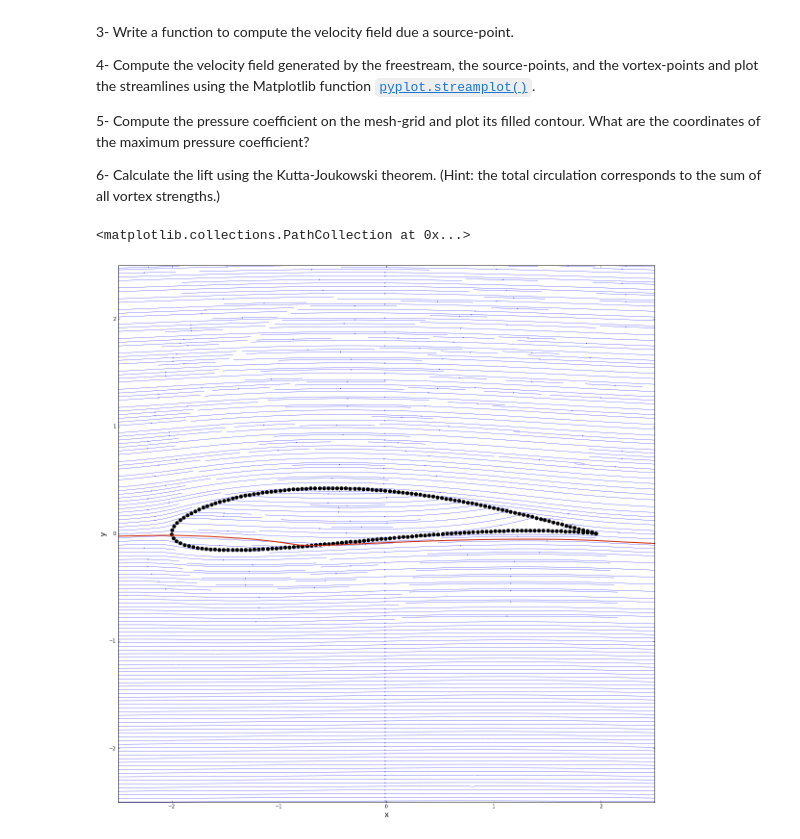
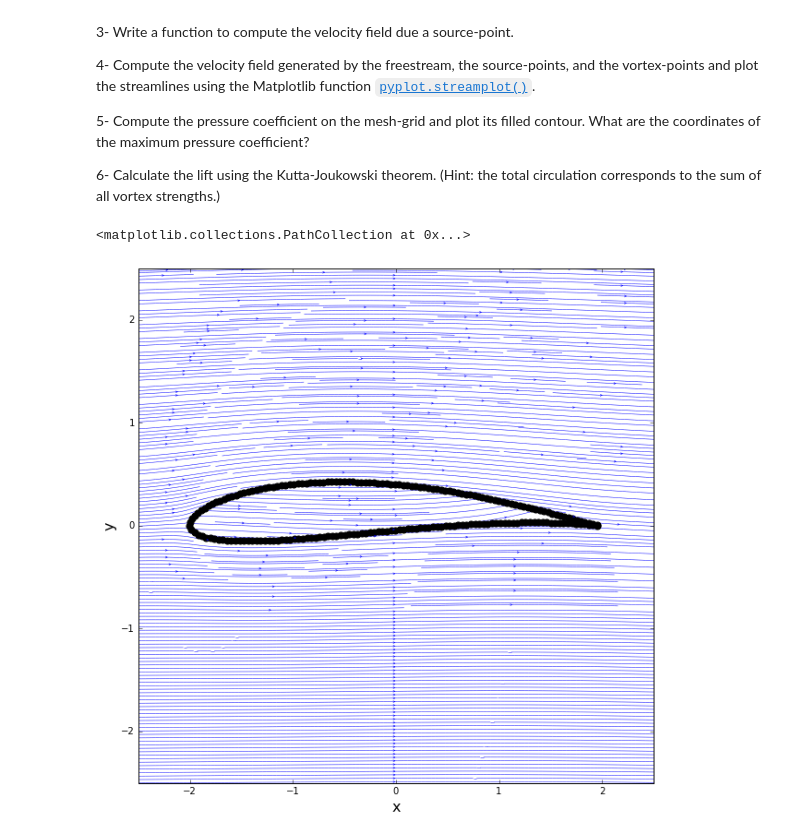
Before and after one commit to wuxuetianzi/mae6226-workspace, a Jupyter notebook: midterm/midterm.ipynb, the cells around one changed output. Drawn from its saved outputs; the diff is of its cells as text; code cells hidden in the pictures.

```diff
--- a/midterm/midterm.ipynb
+++ b/midterm/midterm.ipynb
@@ -576,21 +574,20 @@ for i in range(len(text)):
 # %%
 u = u_freestream + u
 v = v_freestream + v
 psi = psi_freestream + psi
 
 
-size = 20
+size = 10
 pyplot.figure(figsize=(size, (y_end-y_start)/(x_end-x_start)*size))
 pyplot.xlabel('x', fontsize=16)
 pyplot.ylabel('y', fontsize=16)
 pyplot.xlim(x_start, x_end)
 pyplot.ylim(y_start, y_end)
 pyplot.streamplot(X, Y, u, v, density=5, linewidth=0.5, arrowsize=0.5, arrowstyle='->')
-pyplot.contour(X, Y, psi, levels=[0.], colors='#CD2305', linewidths=2, linestyles='solid')
 pyplot.scatter(x1, y1, color='black', s=50, marker='o')
 # %% [output]
 <matplotlib.collections.PathCollection at 0x...>
-[figure, old version]
+[figure, new version]
 # %%
 cp = 1.0 - (u**2+v**2)/u_inf**2
 
```
Also changed, not shown: parts of 7 cells of this notebook.
